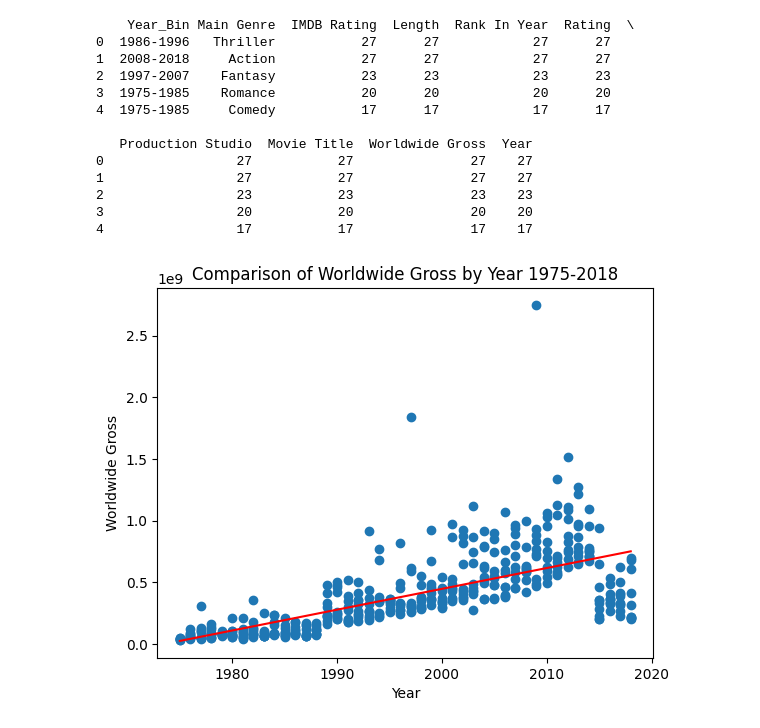
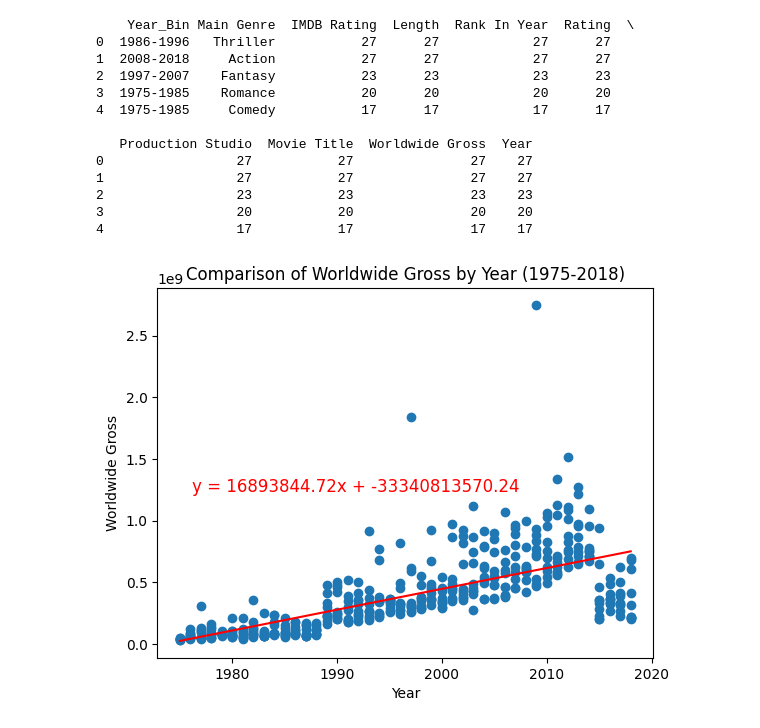
Before and after one commit to vmueller13/Worldwide-Earnings-of-Top-Movies-1975-2018, a Jupyter notebook: Movie_project_py.ipynb, the cells around one changed output. Saved outputs shown, nothing was run; the diff lists cells and outputs as text; code cells hidden in the pictures.

```diff
--- a/Movie_project_py.ipynb
+++ b/Movie_project_py.ipynb
@@ -414,23 +416,21 @@ print(top_5)
 3                 20           20               20    20
 4                 17           17               17    17
 # %%
- #statistical testing
 # Linear regression for earnings 1975-2018
 x_values = clean_df["Year"]
 y_values = clean_df["Worldwide Gross"]
-
 (slope, intercept, rvalue, pvalue, stderr) = linregress(x_values, y_values)
 regress_values = x_values * slope + intercept
 line_eq = "y = " + str(round(slope,2)) + "x + " + str(round(intercept,2))
 plt.scatter(x_values,y_values)
 plt.plot(x_values,regress_values,"r-")
-plt.annotate(line_eq,(5.8,0.8),fontsize=15,color="red")
+plt.annotate(line_eq, xy=(0.07, 0.45), xycoords='axes fraction', fontsize=12, color='red')
 plt.xlabel('Year')
 plt.ylabel('Worldwide Gross')
-plt.title('Comparison of Worldwide Gross by Year 1975-2018')
+plt.title('Comparison of Worldwide Gross by Year (1975-2018)')
 plt.show()
 # %% [output]
-[figure, old version]
+[figure, new version]
 # %%
 #make a new DF with only Production company and worldwide gross
 studio_data = clean_df.drop(columns=['Year_Bin', 'Main Genre', 'IMDB Rating', 'Length', 'Rank In Year', 'Rating', 'Movie Title', 'Year'])
```
Also changed, not shown: parts of 5 cells of this notebook, 2 other files.
